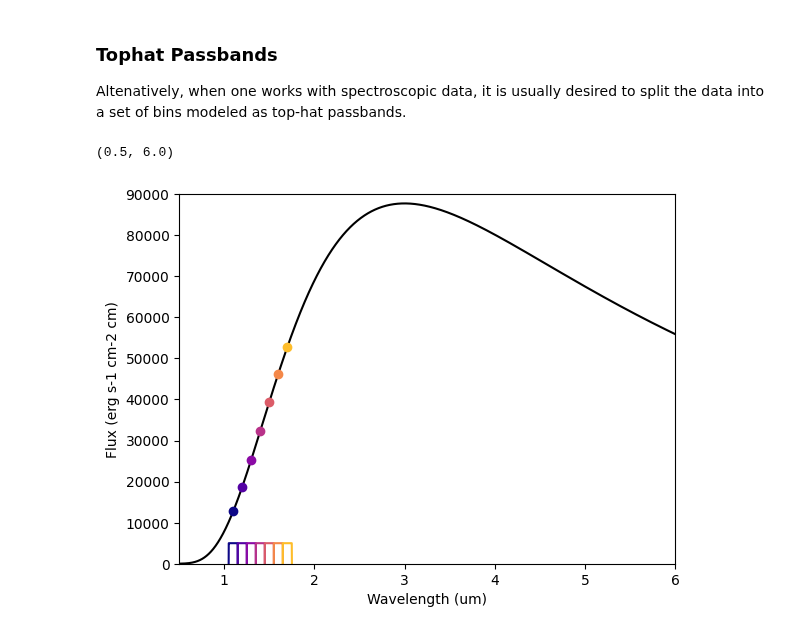
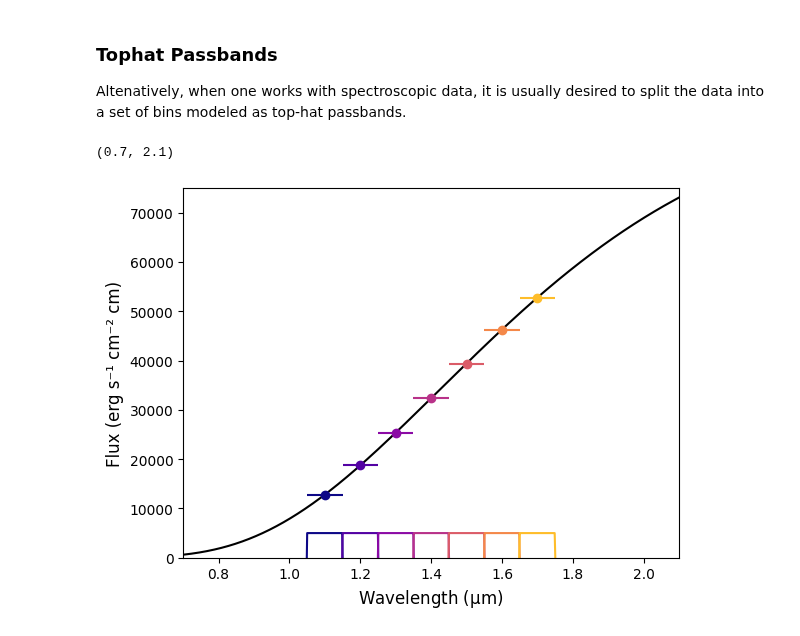
Before and after one commit to pcubillos/pyratbay, a Jupyter notebook: docs/cookbooks/passbands.ipynb, the cells around one changed output. Cells and saved outputs as stored; diff of their text form; code cells hidden in the pictures.

```diff
--- a/docs/cookbooks/passbands.ipynb
+++ b/docs/cookbooks/passbands.ipynb
@@ -94,32 +95,35 @@ Altenatively, when one works with spectroscopic data, it is usually desired to s
 # %%
 # A blackbody spectrum
 wl = ps.constant_resolution_spectrum(0.5, 6.0, resolution=1000.0)
 bb_spectrum = ps.bbflux(wn=1/(wl*pc.um), teff=1700.0)
 
 
 # Top-hat passband objects can be created by setting
 # their central wavelength and half-width (in micron units):
 half_width = 0.05
 central_wavelengths = np.arange(1.1, 1.8, 2*half_width)
-hst_bands = [ps.Tophat(wl0, half_width, wl=wl) for wl0 in central_wavelengths]
+hst_bands = [
+    ps.Tophat(wl0, half_width, wl=wl)
+    for wl0 in central_wavelengths
+]
 
 # Integrate spectrum over passbands
 hst_fluxes = [band.integrate(bb_spectrum) for band in hst_bands]
 
-plt.figure(0)
+plt.figure(1)
 plt.clf()
 plt.plot(wl, bb_spectrum, c='k')
 for i,band in enumerate(hst_bands):
     color = plt.cm.plasma(i/7)
-    plt.plot(band.wl0, hst_fluxes[i], 'o', c=color)
+    plt.errorbar(band.wl0, hst_fluxes[i], xerr=band.half_width, fmt='o', c=color)
     plt.plot(band.wl, band.response*5000, c=color)
-    plt.xlabel('Wavelength (um)')
-plt.ylabel('Flux (erg s-1 cm-2 cm)')
-plt.ylim(0,90000)
-plt.xlim(0.5, 6.0)
+plt.xlabel(r'Wavelength ($\mathrm{\mu}$m)', fontsize=12)
+plt.ylabel('Flux (erg s⁻¹ cm⁻² cm)', fontsize=12)
+plt.ylim(0,75000)
+plt.xlim(0.7, 2.1)
 # %% [output]
-(0.5, 6.0)
+(0.7, 2.1)
-[figure, old version]
+[figure, new version]
 # %% [markdown]
 ## Observation Files
 If you have a set of observations for a given target, you can generate the filters for these data by loading the info from a file like the one below (note how you can combine top-hat and broadband filters):
```
Also changed, not shown: parts of 5 cells of this notebook, 5 other files.
